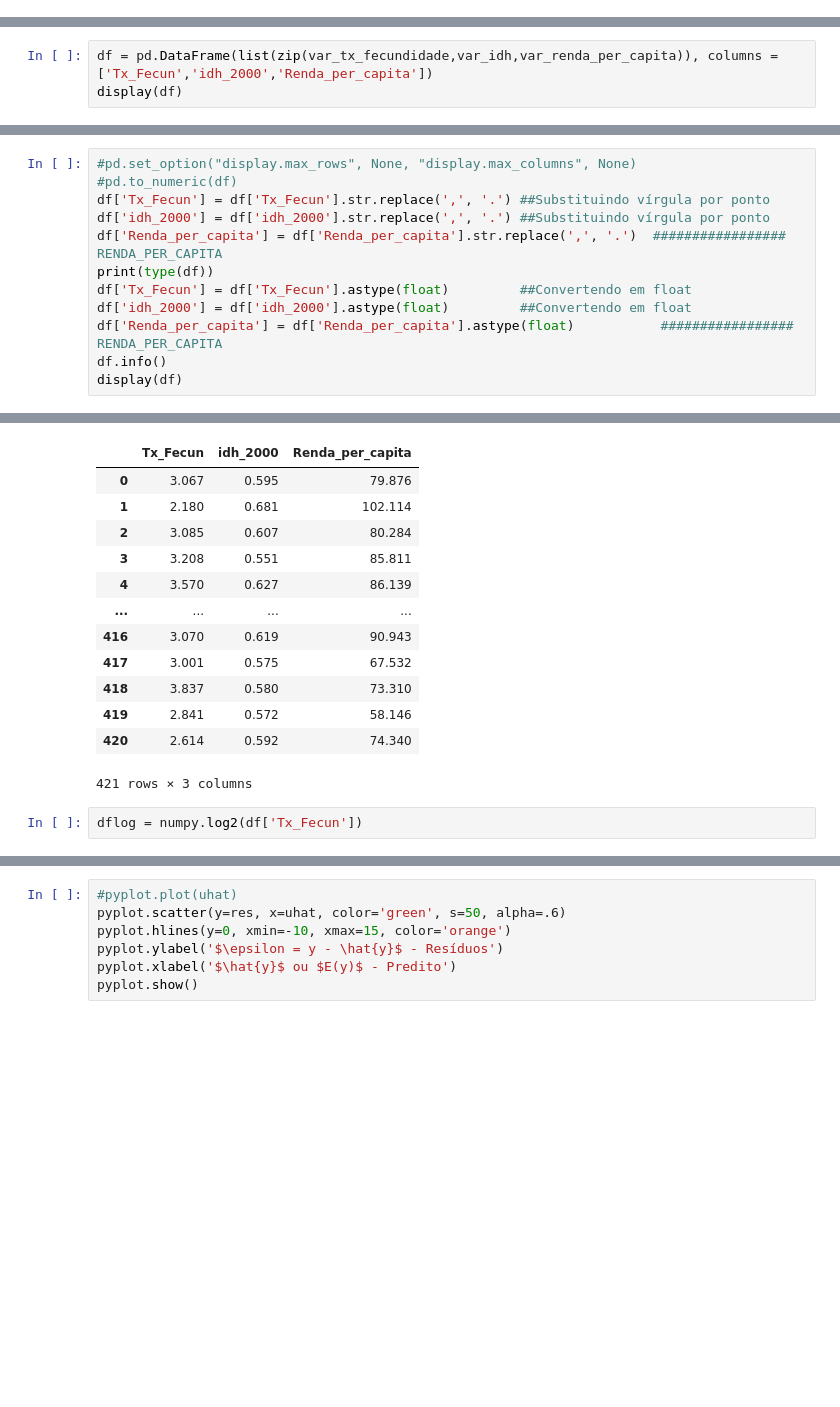
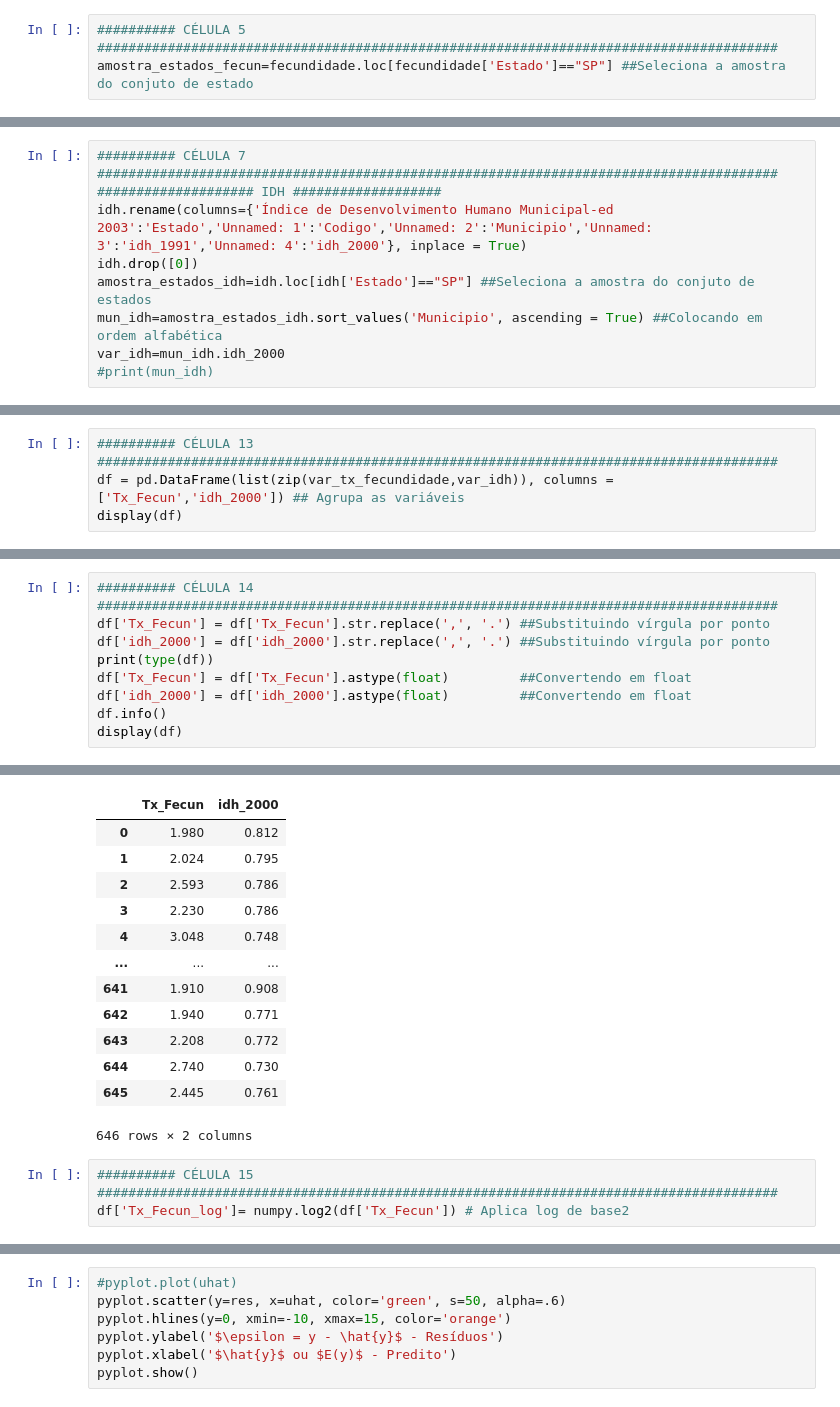
Before and after one commit to samuelgarca/artigo_fecundidade_idh, a Jupyter notebook: Filtro.ipynb, the cells around one changed output, grey strips where cells are left out. Drawn from its saved outputs; the diff is of its cells as text; blank space fills up the shorter version.

```diff
--- a/Filtro.ipynb
+++ b/Filtro.ipynb
@@ -40 +45,4 @@ O número do sorteio foi 5177 e o estado equivalente a essa linha foi SP
+# %%
+########## CÉLULA 5 #######################################################################################
+amostra_estados_fecun=fecundidade.loc[fecundidade['Estado']=="SP"] ##Seleciona a amostra do conjuto de estado
 # %%
@@ -57,4 +67,13 @@ print(amostra_estados_renda)
 5457     SP  3599919       Santo Amaro       NaN       NaN
 
 [646 rows x 5 columns]
+# %%
+########## CÉLULA 7 #######################################################################################
+#################### IDH ###################
+idh.rename(columns={'Índice de Desenvolvimento Humano Municipal-ed 2003':'Estado','Unnamed: 1':'Codigo','Unnamed: 2':'Municipio','Unnamed: 3':'idh_1991','Unnamed: 4':'idh_2000'}, inplace = True)
+idh.drop([0])
+amostra_estados_idh=idh.loc[idh['Estado']=="SP"] ##Seleciona a amostra do conjuto de estados
+mun_idh=amostra_estados_idh.sort_values('Municipio', ascending = True) ##Colocando em ordem alfabética
+var_idh=mun_idh.idh_2000
+#print(mun_idh)
 # %%
@@ -141,4 +140,5 @@ print(mun_idh)
 # %%
-df = pd.DataFrame(list(zip(var_tx_fecundidade,var_idh,var_renda_per_capita)), columns = ['Tx_Fecun','idh_2000','Renda_per_capita'])
+########## CÉLULA 13 #######################################################################################
+df = pd.DataFrame(list(zip(var_tx_fecundidade,var_idh)), columns = ['Tx_Fecun','idh_2000']) ## Agrupa as variáveis
 display(df)
 # %% [output]
@@ -158,13 +158,10 @@ display(df)
 # %%
-#pd.set_option("display.max_rows", None, "display.max_columns", None)
-#pd.to_numeric(df)
+########## CÉLULA 14 #######################################################################################
 df['Tx_Fecun'] = df['Tx_Fecun'].str.replace(',', '.') ##Substituindo vírgula por ponto
 df['idh_2000'] = df['idh_2000'].str.replace(',', '.') ##Substituindo vírgula por ponto
-df['Renda_per_capita'] = df['Renda_per_capita'].str.replace(',', '.')  ################# RENDA_PER_CAPITA
 print(type(df))
 df['Tx_Fecun'] = df['Tx_Fecun'].astype(float)         ##Convertendo em float
 df['idh_2000'] = df['idh_2000'].astype(float)         ##Convertendo em float
-df['Renda_per_capita'] = df['Renda_per_capita'].astype(float)           ################# RENDA_PER_CAPITA
 df.info()
 display(df)
 # %% [output]
@@ -182,15 +178,16 @@ memory usage: 10.0 KB
-|  | Tx_Fecun | idh_2000 | Renda_per_capita |
-| 0 | 3.067 | 0.595 | 79.876 |
-| 1 | 2.180 | 0.681 | 102.114 |
-| 2 | 3.085 | 0.607 | 80.284 |
-| 3 | 3.208 | 0.551 | 85.811 |
-| 4 | 3.570 | 0.627 | 86.139 |
-| ... | ... | ... | ... |
-| 416 | 3.070 | 0.619 | 90.943 |
-| 417 | 3.001 | 0.575 | 67.532 |
-| 418 | 3.837 | 0.580 | 73.310 |
-| 419 | 2.841 | 0.572 | 58.146 |
-| 420 | 2.614 | 0.592 | 74.340 |
+|  | Tx_Fecun | idh_2000 |
+| 0 | 1.980 | 0.812 |
+| 1 | 2.024 | 0.795 |
+| 2 | 2.593 | 0.786 |
+| 3 | 2.230 | 0.786 |
+| 4 | 3.048 | 0.748 |
+| ... | ... | ... |
+| 641 | 1.910 | 0.908 |
+| 642 | 1.940 | 0.771 |
+| 643 | 2.208 | 0.772 |
+| 644 | 2.740 | 0.730 |
+| 645 | 2.445 | 0.761 |
-421 rows × 3 columns
+646 rows × 2 columns
 # %%
-dflog = numpy.log2(df['Tx_Fecun'])
+########## CÉLULA 15 #######################################################################################
+df['Tx_Fecun_log']= numpy.log2(df['Tx_Fecun']) # Aplica log de base2
```
Also changed, not shown: parts of 31 cells of this notebook.
